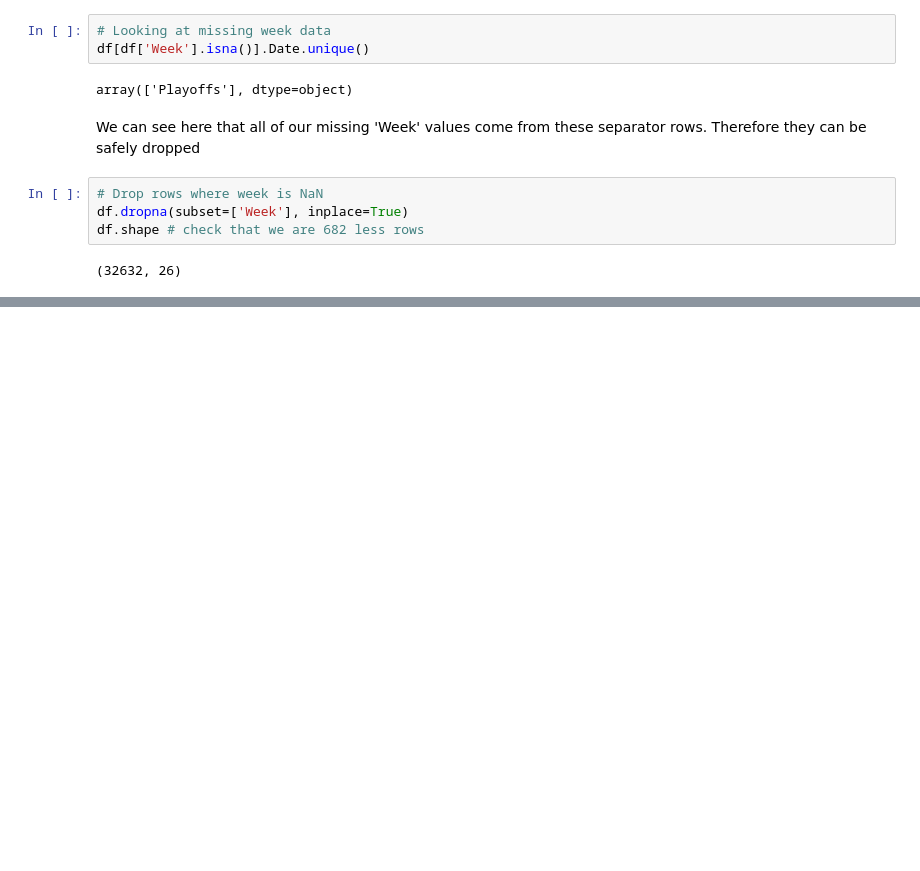
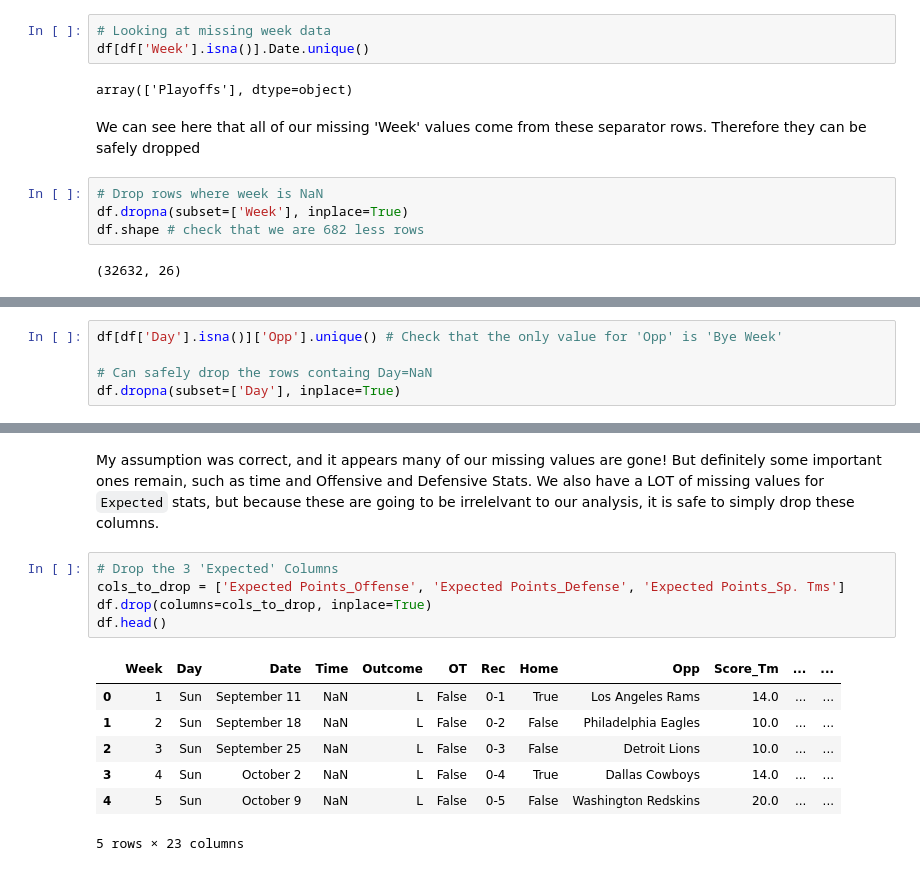
Before and after one commit to baileywolkoff/nfl_analysis, a Jupyter notebook: get_data.ipynb, the cells around one changed output, grey strips where cells are left out. Cells and saved outputs as stored; diff of their text form; blank space fills up the shorter version.

```diff
--- a/get_data.ipynb
+++ b/get_data.ipynb
@@ -159,0 +156,5 @@ df[df['Day'].isna()]
+# %%
+df[df['Day'].isna()]['Opp'].unique() # Check that the only value for 'Opp' is 'Bye Week'
+
+# Can safely drop the rows containg Day=NaN
+df.dropna(subset=['Day'], inplace=True)
@@ -159,0 +184,15 @@ df[df['Day'].isna()]
+# %% [markdown]
+My assumption was correct, and it appears many of our missing values are gone! But definitely some important ones remain, such as time and Offensive and Defensive Stats. We also have a LOT of missing values for `Expected` stats, but because these are going to be irrelelvant to our analysis, it is safe to simply drop these columns.
+# %%
+# Drop the 3 'Expected' Columns
+cols_to_drop = ['Expected Points_Offense', 'Expected Points_Defense', 'Expected Points_Sp. Tms']
+df.drop(columns=cols_to_drop, inplace=True)
+df.head()
+# %% [output]
+|  | Week | Day | Date | Time | Outcome | OT | Rec | Home | Opp | Score_Tm | ... | ... |
+| 0 | 1 | Sun | September 11 | NaN | L | False | 0-1 | True | Los Angeles Rams | 14.0 | ... | ... |
+| 1 | 2 | Sun | September 18 | NaN | L | False | 0-2 | False | Philadelphia Eagles | 10.0 | ... | ... |
+| 2 | 3 | Sun | September 25 | NaN | L | False | 0-3 | False | Detroit Lions | 10.0 | ... | ... |
+| 3 | 4 | Sun | October 2 | NaN | L | False | 0-4 | True | Dallas Cowboys | 14.0 | ... | ... |
+| 4 | 5 | Sun | October 9 | NaN | L | False | 0-5 | False | Washington Redskins | 20.0 | ... | ... |
+5 rows × 23 columns
```
Also changed, not shown: parts of 7 cells of this notebook.
